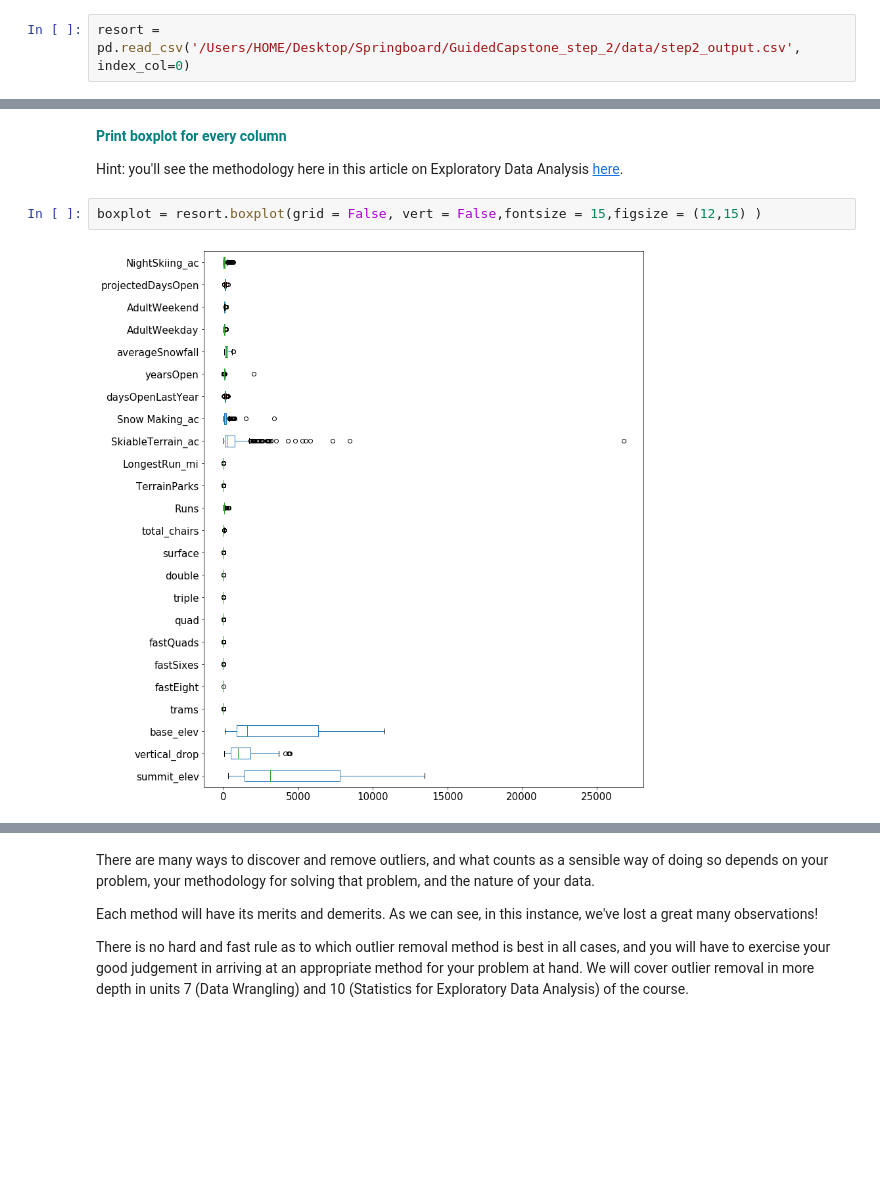
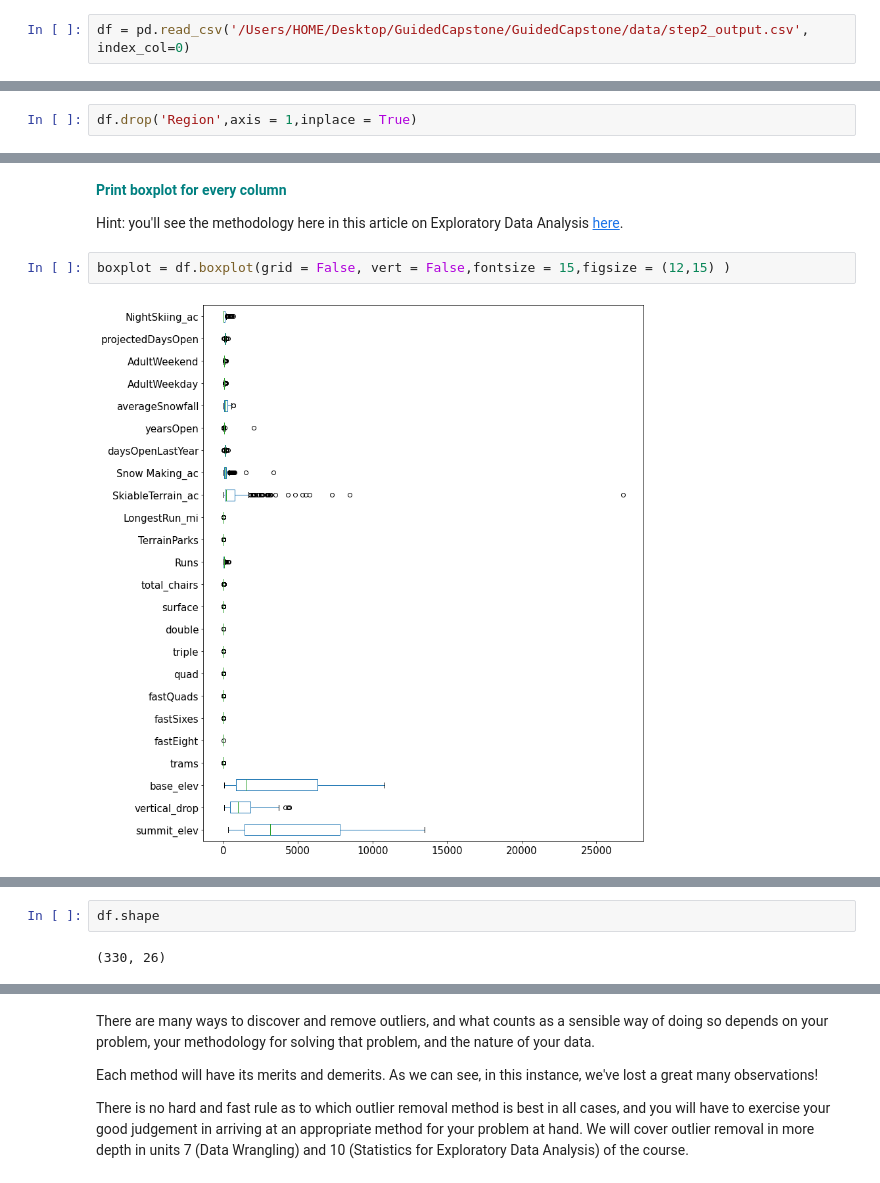
Before and after one commit to rojaranijyothi/GuidedCapstone, a Jupyter notebook: Notebook_stepthree.ipynb, the cells around one changed output, grey strips where cells are left out. Drawn from its saved outputs; the diff is of its cells as text; blank space fills up the shorter version.

```diff
--- a/Notebook_stepthree.ipynb
+++ b/Notebook_stepthree.ipynb
@@ -49,5 +49,5 @@ import matplotlib.pyplot as plt
 # %% [markdown]
 **<font color='teal'> If you need to change your path refer back to step 2 on how to do that. Then load the csv file you created in step 2, remember it should be saved inside your data subfolder and print the first five rows.</font>**
 # %%
-resort = pd.read_csv('/Users/HOME/Desktop/Springboard/GuidedCapstone_step_2/data/step2_output.csv', index_col=0)
+df = pd.read_csv('/Users/HOME/Desktop/GuidedCapstone/GuidedCapstone/data/step2_output.csv', index_col=0)
 # %%
@@ -134,0 +133,2 @@ del resort['Region']
+# %%
+df.drop('Region',axis = 1,inplace = True)
@@ -139,9 +149,9 @@ del resort['Region']
 
 Hint: you'll see the methodology here in this article on Exploratory Data Analysis [here](nce-method-dsm-exploratory-data-analysis-bc84d4d8d3f9).
 # %%
-boxplot = resort.boxplot(grid = False, vert = False,fontsize = 15,figsize = (12,15) )
+boxplot = df.boxplot(grid = False, vert = False,fontsize = 15,figsize = (12,15) )
 # %% [output]
-[figure, old version]
+[figure, new version]
 # %% [markdown]
 #You need to create boxplots and  histograms to evaluate the data for potential outliers or data anomalies. Generally, outliers are defined as observations that differ significantly from the other values in the dataset or feature.
 
@@ -157,3 +167,7 @@ One method for outlier analysis is extreme value analysis using a box
 3. Review how many observations were removed</font>
 
 Hint: Recall from your statistics prework that a common definition of an outlier is an observation lying more than (1.5 * the Interquartile range) above the third quartile, or more than just that much below the first quartile.
+# %%
+df.shape
+# %% [output]
+(330, 26)
```
Also changed, not shown: parts of 31 cells of this notebook.
